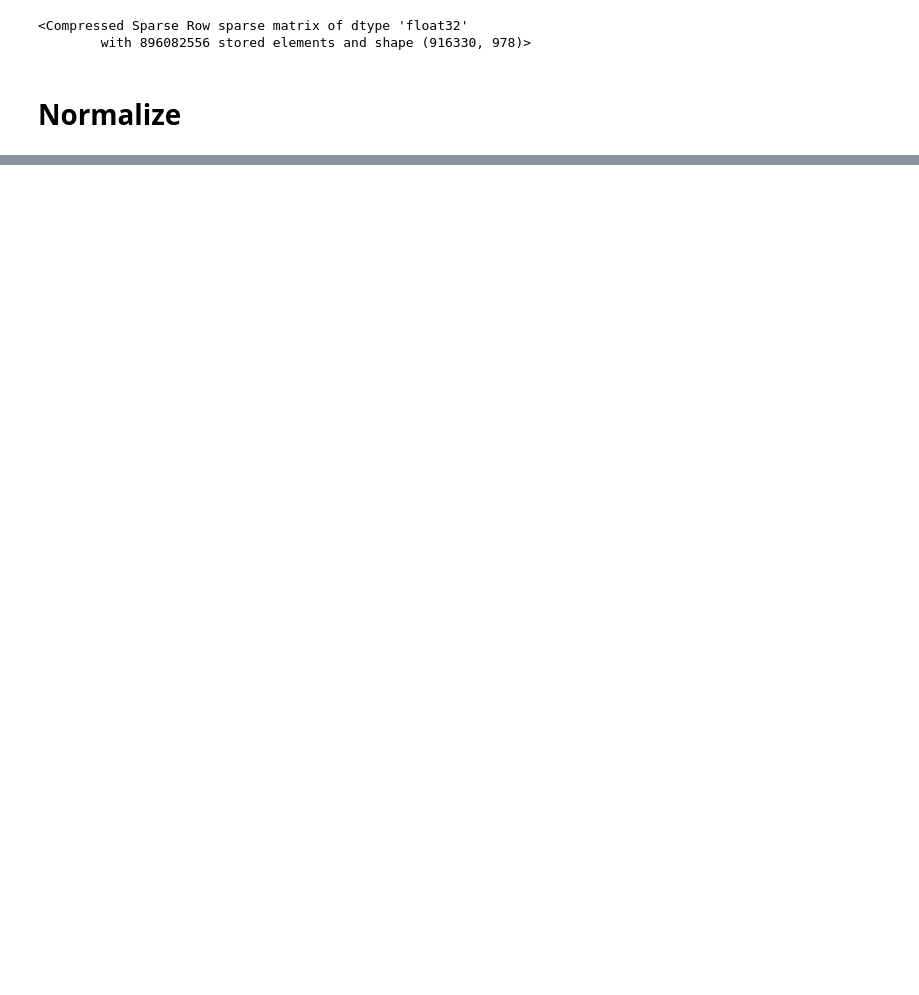
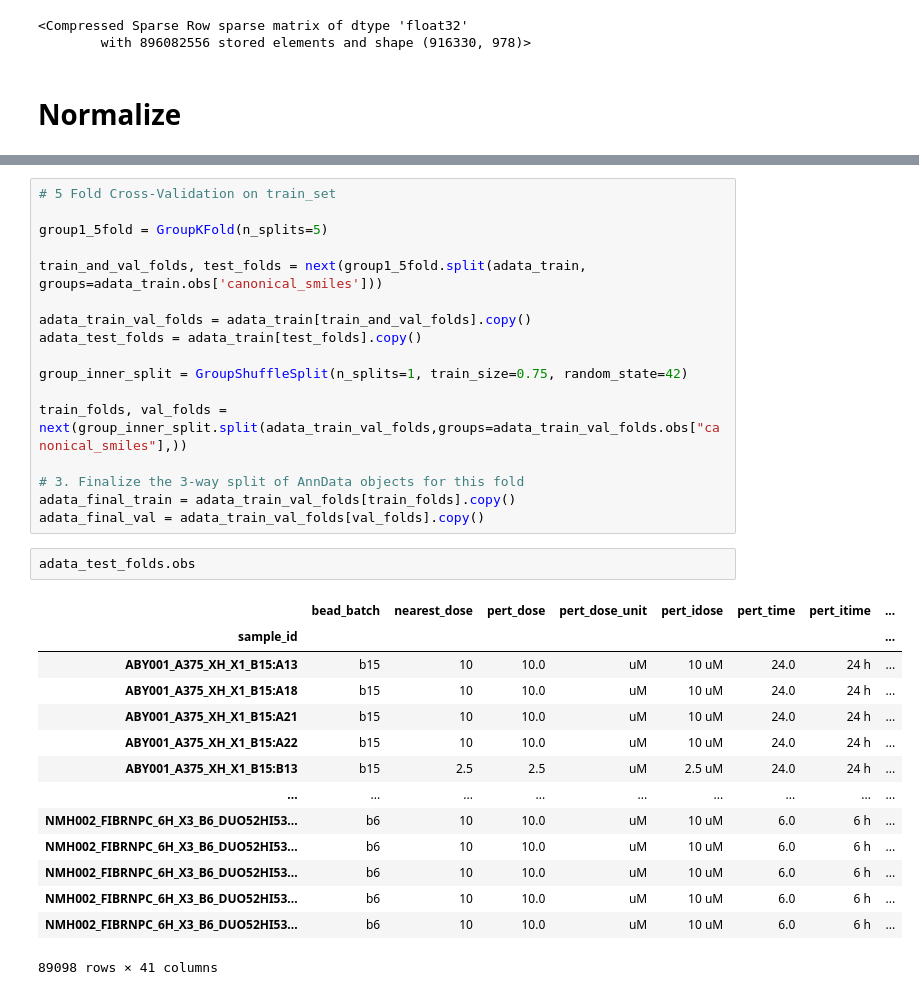
Before and after one commit to animichellegalstyan/prnet_eval, a Jupyter notebook: preprocessing_notebook.ipynb, the cells around one changed output, grey strips where cells are left out. Cells and saved outputs as stored; diff of their text form; blank space fills up the shorter version.

```diff
--- a/preprocessing_notebook.ipynb
+++ b/preprocessing_notebook.ipynb
@@ -343,0 +457,34 @@ sc.pp.log1p(lincs_adata)
+# %%
+# 5 Fold Cross-Validation on train_set
+
+group1_5fold = GroupKFold(n_splits=5)
+
+train_and_val_folds, test_folds = next(group1_5fold.split(adata_train, groups=adata_train.obs['canonical_smiles']))
+
+adata_train_val_folds = adata_train[train_and_val_folds].copy()
+adata_test_folds = adata_train[test_folds].copy()
+
+group_inner_split = GroupShuffleSplit(n_splits=1, train_size=0.75, random_state=42)
+
+train_folds, val_folds = next(group_inner_split.split(adata_train_val_folds,groups=adata_train_val_folds.obs["canonical_smiles"],))
+
+# 3. Finalize the 3-way split of AnnData objects for this fold
+adata_final_train = adata_train_val_folds[train_folds].copy()
+adata_final_val = adata_train_val_folds[val_folds].copy()
+# %%
+adata_test_folds.obs
+# %% [output]
+|  | bead_batch | nearest_dose | pert_dose | pert_dose_unit | pert_idose | pert_time | pert_itime | ... |
+| sample_id |  |  |  |  |  |  |  | ... |
+| ABY001_A375_XH_X1_B15:A13 | b15 | 10 | 10.0 | uM | 10 uM | 24.0 | 24 h | ... |
+| ABY001_A375_XH_X1_B15:A18 | b15 | 10 | 10.0 | uM | 10 uM | 24.0 | 24 h | ... |
+| ABY001_A375_XH_X1_B15:A21 | b15 | 10 | 10.0 | uM | 10 uM | 24.0 | 24 h | ... |
+| ABY001_A375_XH_X1_B15:A22 | b15 | 10 | 10.0 | uM | 10 uM | 24.0 | 24 h | ... |
+| ABY001_A375_XH_X1_B15:B13 | b15 | 2.5 | 2.5 | uM | 2.5 uM | 24.0 | 24 h | ... |
+| ... | ... | ... | ... | ... | ... | ... | ... | ... |
+| NMH002_FIBRNPC_6H_X3_B6_DUO52HI53... | b6 | 10 | 10.0 | uM | 10 uM | 6.0 | 6 h | ... |
+| NMH002_FIBRNPC_6H_X3_B6_DUO52HI53... | b6 | 10 | 10.0 | uM | 10 uM | 6.0 | 6 h | ... |
+| NMH002_FIBRNPC_6H_X3_B6_DUO52HI53... | b6 | 10 | 10.0 | uM | 10 uM | 6.0 | 6 h | ... |
+| NMH002_FIBRNPC_6H_X3_B6_DUO52HI53... | b6 | 10 | 10.0 | uM | 10 uM | 6.0 | 6 h | ... |
+| NMH002_FIBRNPC_6H_X3_B6_DUO52HI53... | b6 | 10 | 10.0 | uM | 10 uM | 6.0 | 6 h | ... |
+89098 rows × 41 columns
```
Also changed, not shown: parts of 13 cells of this notebook, 1 other file.
